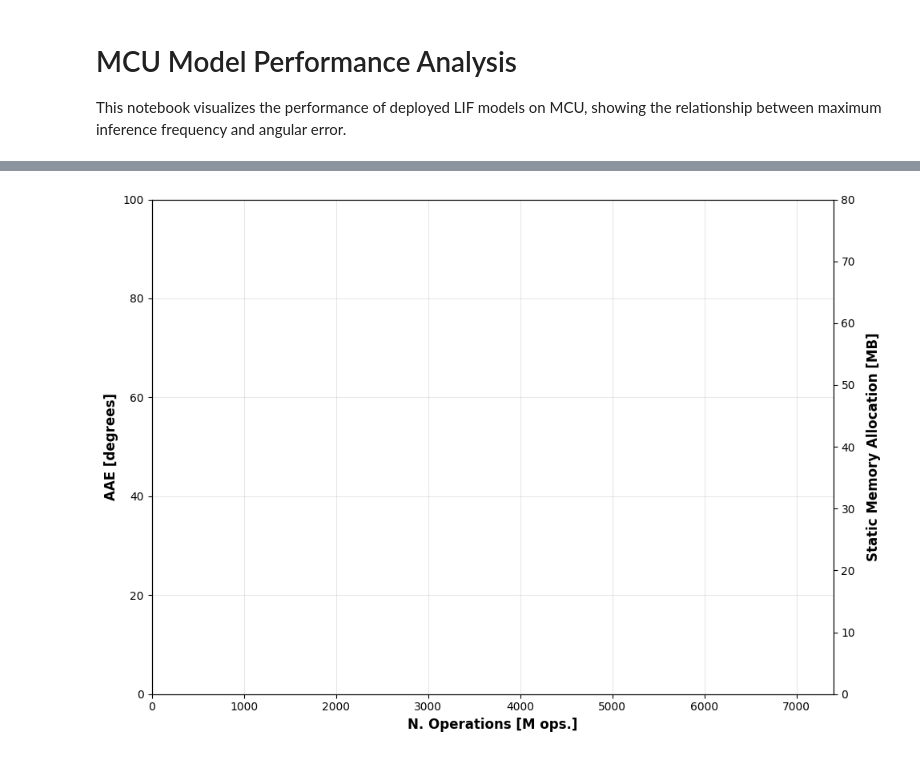
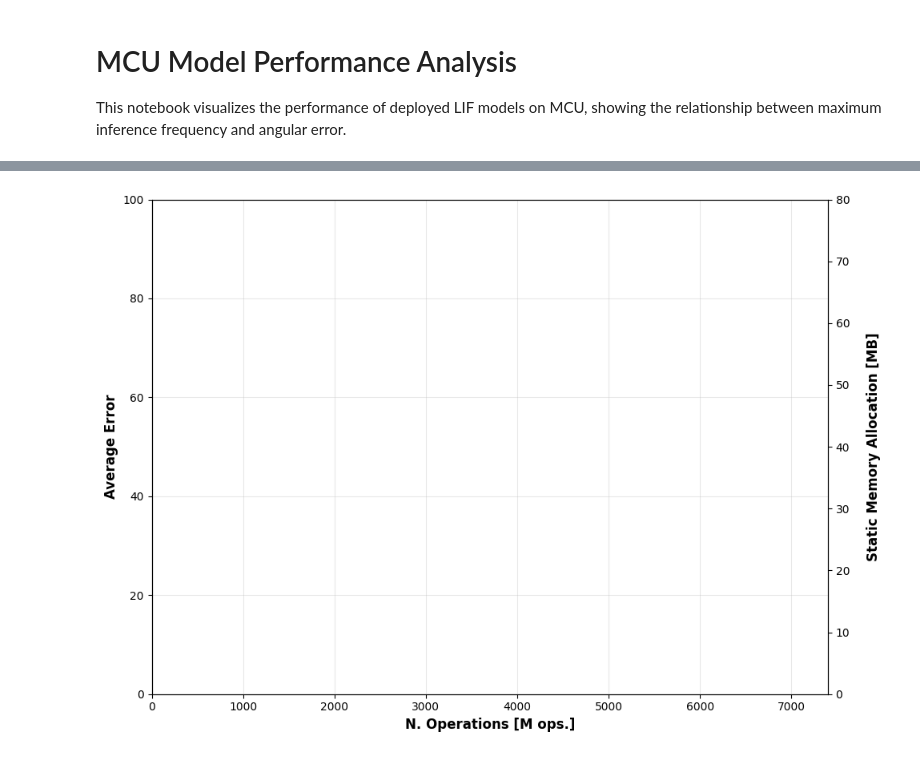
Before and after one commit to LSquarzoni/SNN_Event-based_Optical_Flow, a Jupyter notebook: plotter.ipynb, the cells around one changed output, grey strips where cells are left out. Cells and saved outputs as stored; diff of their text form; code cells hidden in the pictures.

```diff
--- a/plotter.ipynb
+++ b/plotter.ipynb
@@ -136,20 +361,20 @@ plt.show()
 # %%
 # Empty graph to show only axes, with a second y axis for Static Memory Allocation [MB]
 fig, ax1 = plt.subplots(figsize=(10, 7))
 ax1.set_facecolor('none')
 fig.patch.set_alpha(0.0)
 ax1.set_xlabel('N. Operations [M ops.]', fontsize=12, fontweight='bold')
-ax1.set_ylabel('AAE [degrees]', fontsize=12, fontweight='bold')
+ax1.set_ylabel('Average Error', fontsize=12, fontweight='bold')
 ax1.set_xlim(0, 7400)
 ax1.set_ylim(0, 100)
 ax1.grid(True, alpha=0.3)
 
 # Create second y axis
 ax2 = ax1.twinx()
-ax2.set_ylabel('Static Memory Allocation [MB]', fontsize=12, fontweight='bold', labelpad=10)
+ax2.set_ylabel('Static Memory Allocation [MB]', fontsize=12, fontweight='bold', labelpad=15)
 ax2.set_ylim(0, 80)
 
 fig.tight_layout()
 plt.show()
 # %% [output]
-[figure, old version]
+[figure, new version]
```
Also changed, not shown: parts of 5 cells of this notebook, 3 other files.
